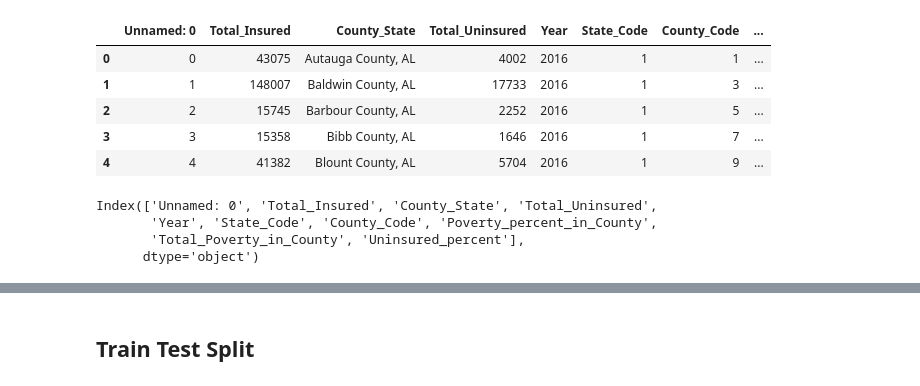
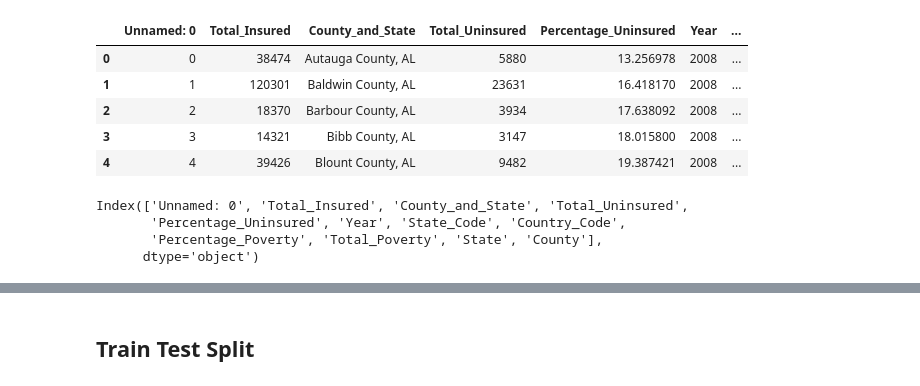
Before and after one commit to anujpandya3105/Machine_Learning_Project3, a Jupyter notebook: JonPara_Branch/wba_decision_trees.ipynb, the cells around one changed output, grey strips where cells are left out. Cells and saved outputs as stored; diff of their text form; code cells hidden in the pictures.

```diff
--- a/JonPara_Branch/wba_decision_trees.ipynb
+++ b/JonPara_Branch/wba_decision_trees.ipynb
@@ -15,20 +14,20 @@ from sklearn import preprocessing
 %matplotlib inline
 # %%
-full_df = pd.read_csv("full_data.csv")
+full_df = pd.read_csv(r"C:\Users\User\Downloads\full_data_4Visualizations.csv")
 full_df.head()
 # %% [output]
-|  | Unnamed: 0 | Total_Insured | County_State | Total_Uninsured | Year | State_Code | County_Code | ... |
-| 0 | 0 | 43075 | Autauga County, AL | 4002 | 2016 | 1 | 1 | ... |
-| 1 | 1 | 148007 | Baldwin County, AL | 17733 | 2016 | 1 | 3 | ... |
-| 2 | 2 | 15745 | Barbour County, AL | 2252 | 2016 | 1 | 5 | ... |
-| 3 | 3 | 15358 | Bibb County, AL | 1646 | 2016 | 1 | 7 | ... |
-| 4 | 4 | 41382 | Blount County, AL | 5704 | 2016 | 1 | 9 | ... |
+|  | Unnamed: 0 | Total_Insured | County_and_State | Total_Uninsured | Percentage_Uninsured | Year | ... |
+| 0 | 0 | 38474 | Autauga County, AL | 5880 | 13.256978 | 2008 | ... |
+| 1 | 1 | 120301 | Baldwin County, AL | 23631 | 16.418170 | 2008 | ... |
+| 2 | 2 | 18370 | Barbour County, AL | 3934 | 17.638092 | 2008 | ... |
+| 3 | 3 | 14321 | Bibb County, AL | 3147 | 18.015800 | 2008 | ... |
+| 4 | 4 | 39426 | Blount County, AL | 9482 | 19.387421 | 2008 | ... |
 # %%
 full_df.columns
 # %% [output]
-Index(['Unnamed: 0', 'Total_Insured', 'County_State', 'Total_Uninsured',
-       'Year', 'State_Code', 'County_Code', 'Poverty_percent_in_County',
-       'Total_Poverty_in_County', 'Uninsured_percent'],
+Index(['Unnamed: 0', 'Total_Insured', 'County_and_State', 'Total_Uninsured',
+       'Percentage_Uninsured', 'Year', 'State_Code', 'Country_Code',
+       'Percentage_Poverty', 'Total_Poverty', 'State', 'County'],
       dtype='object')
 # %%
 # Clean data to separate State and County. Use this later in Tableau and predictive analysis
```
Also changed, not shown: parts of 25 cells of this notebook.
